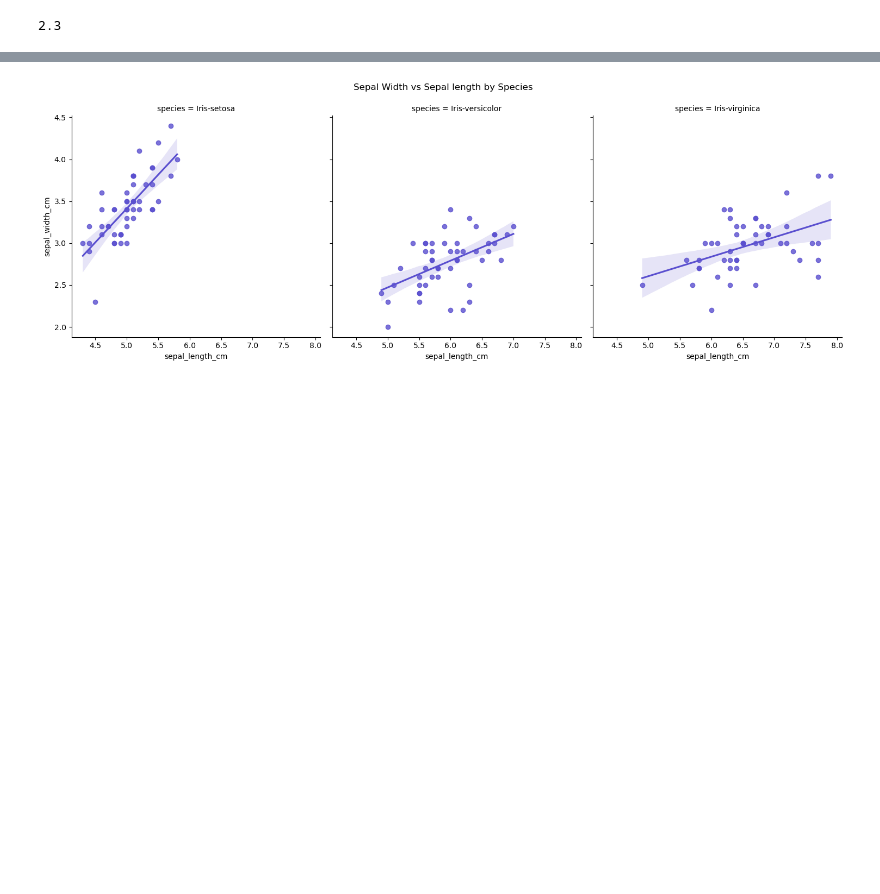
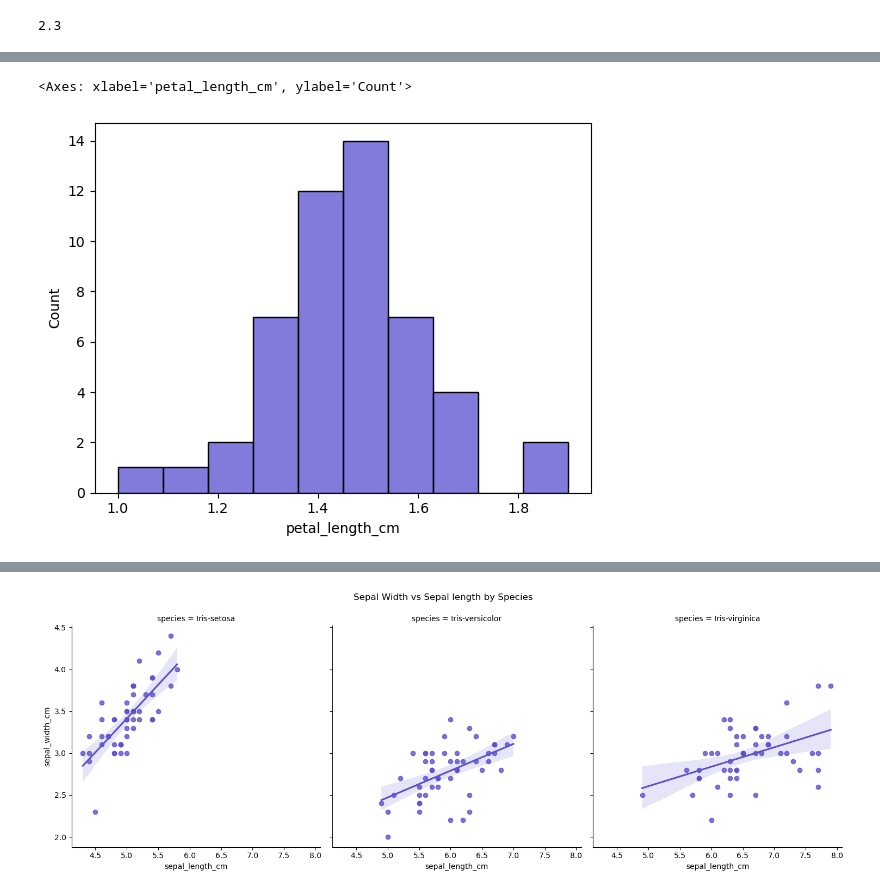
Before and after one commit to IreneKilgannon/pands-project, a Jupyter notebook: analysis.ipynb, the cells around one changed output, grey strips where cells are left out. Drawn from its saved outputs; the diff is of its cells as text; code cells hidden in the pictures; blank space fills up the shorter version.

```diff
--- a/analysis.ipynb
+++ b/analysis.ipynb
@@ -557,0 +564,5 @@ The upper limit for outliers in the sepal width column for Iris setosa is 4.5.
+# %%
+sns.histplot(setosa, x = 'petal_length_cm')
+# %% [output]
+<Axes: xlabel='petal_length_cm', ylabel='Count'>
+[figure, added]
```
Also changed, not shown: parts of 8 cells of this notebook, 5 other files.
